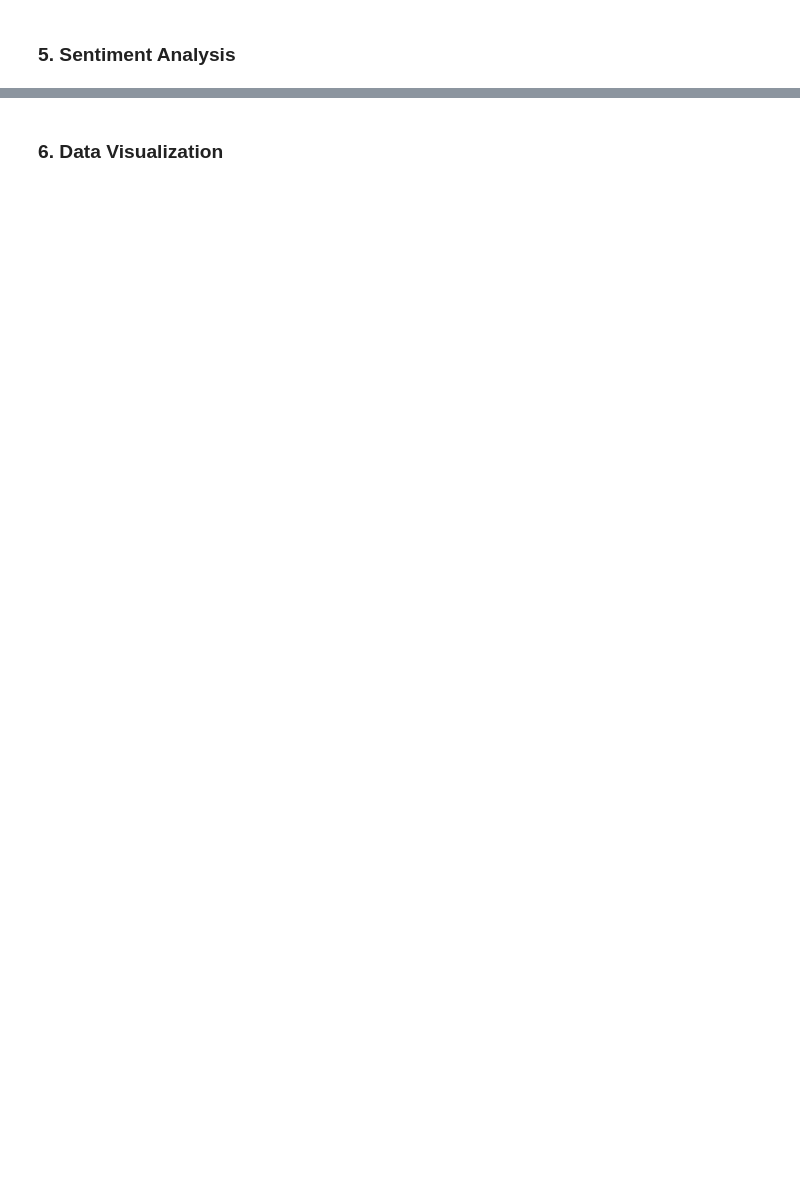
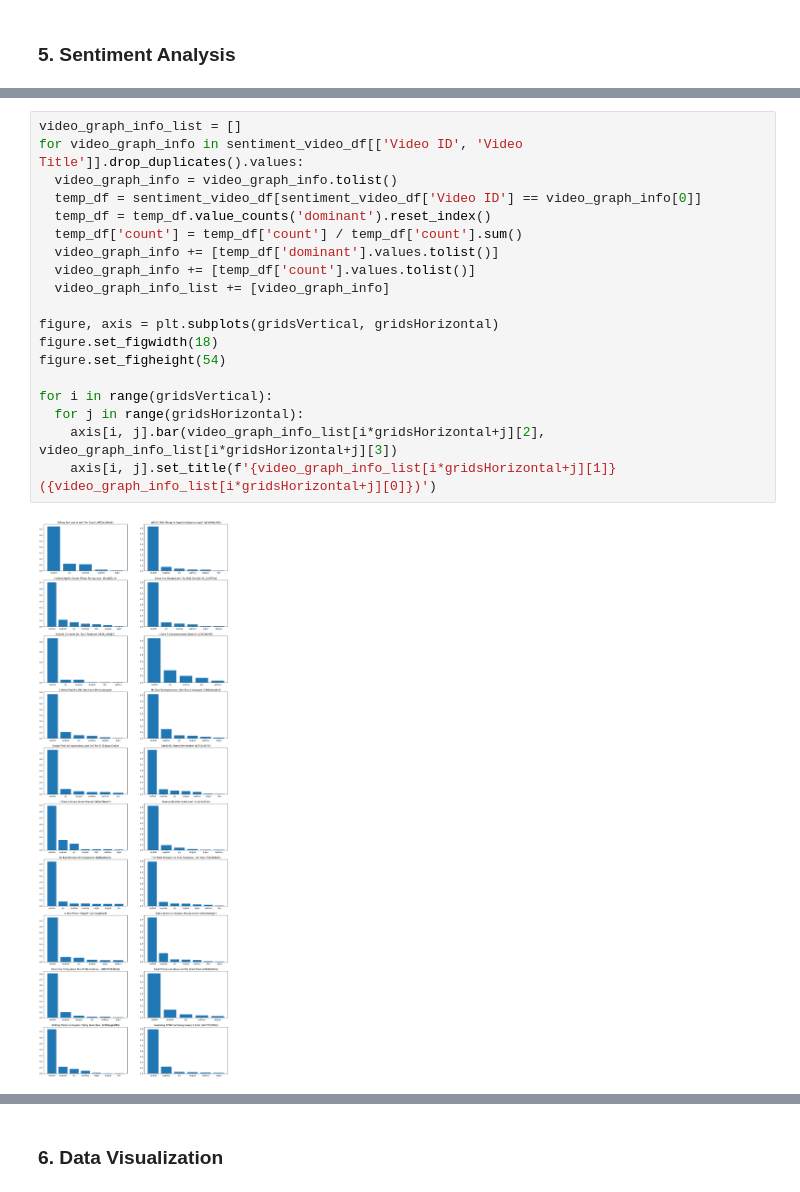
Before and after one commit to OctavianNistora/DM-Project, a Jupyter notebook: DM_Project.ipynb, the cells around one changed output, grey strips where cells are left out. Cells and saved outputs as stored; diff of their text form; blank space fills up the shorter version.

Commit message:
Improved Sentiment Analysis

```diff
--- a/DM_Project.ipynb
+++ b/DM_Project.ipynb
@@ -536,0 +539,21 @@ print(sentiment_df.head())
+# %%
+video_graph_info_list = []
+for video_graph_info in sentiment_video_df[['Video ID', 'Video Title']].drop_duplicates().values:
+  video_graph_info = video_graph_info.tolist()
+  temp_df = sentiment_video_df[sentiment_video_df['Video ID'] == video_graph_info[0]]
+  temp_df = temp_df.value_counts('dominant').reset_index()
+  temp_df['count'] = temp_df['count'] / temp_df['count'].sum()
+  video_graph_info += [temp_df['dominant'].values.tolist()]
+  video_graph_info += [temp_df['count'].values.tolist()]
+  video_graph_info_list += [video_graph_info]
+
+figure, axis = plt.subplots(gridsVertical, gridsHorizontal)
+figure.set_figwidth(18)
+figure.set_figheight(54)
+
+for i in range(gridsVertical):
+  for j in range(gridsHorizontal):
+    axis[i, j].bar(video_graph_info_list[i*gridsHorizontal+j][2], video_graph_info_list[i*gridsHorizontal+j][3])
+    axis[i, j].set_title(f'{video_graph_info_list[i*gridsHorizontal+j][1]} ({video_graph_info_list[i*gridsHorizontal+j][0]})')
+# %% [output]
+[figure, added]
```
Also changed, not shown: parts of 6 cells of this notebook.
